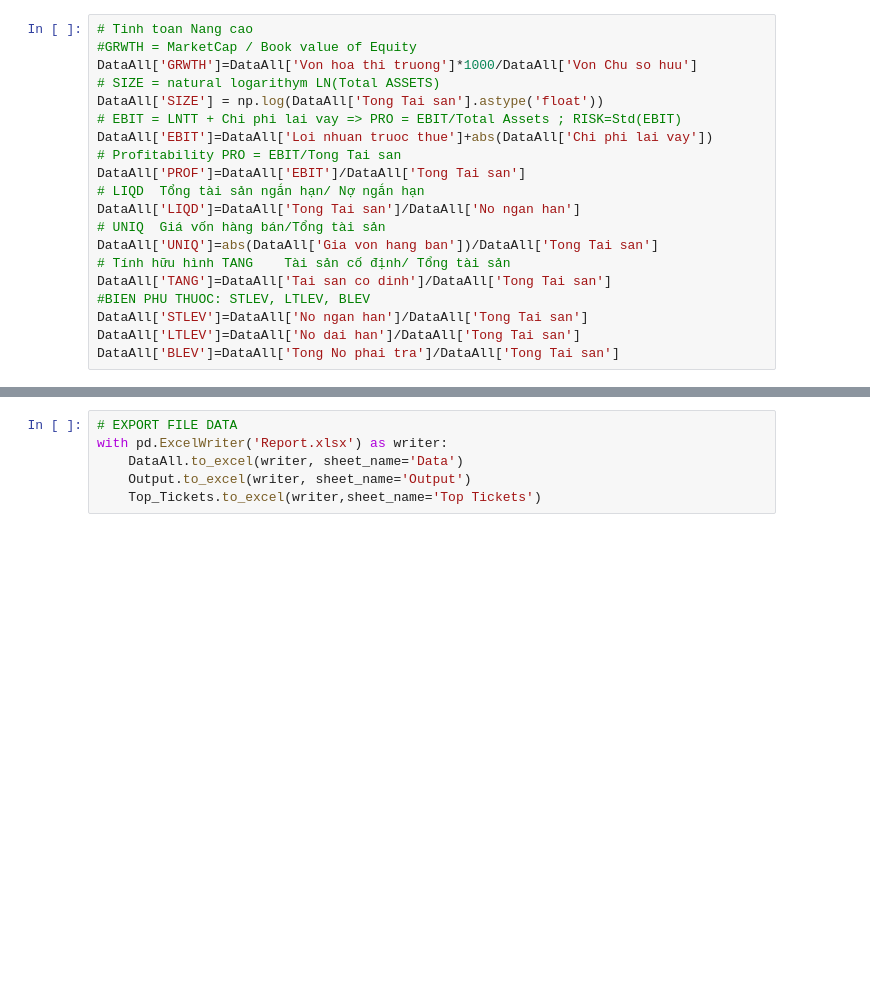
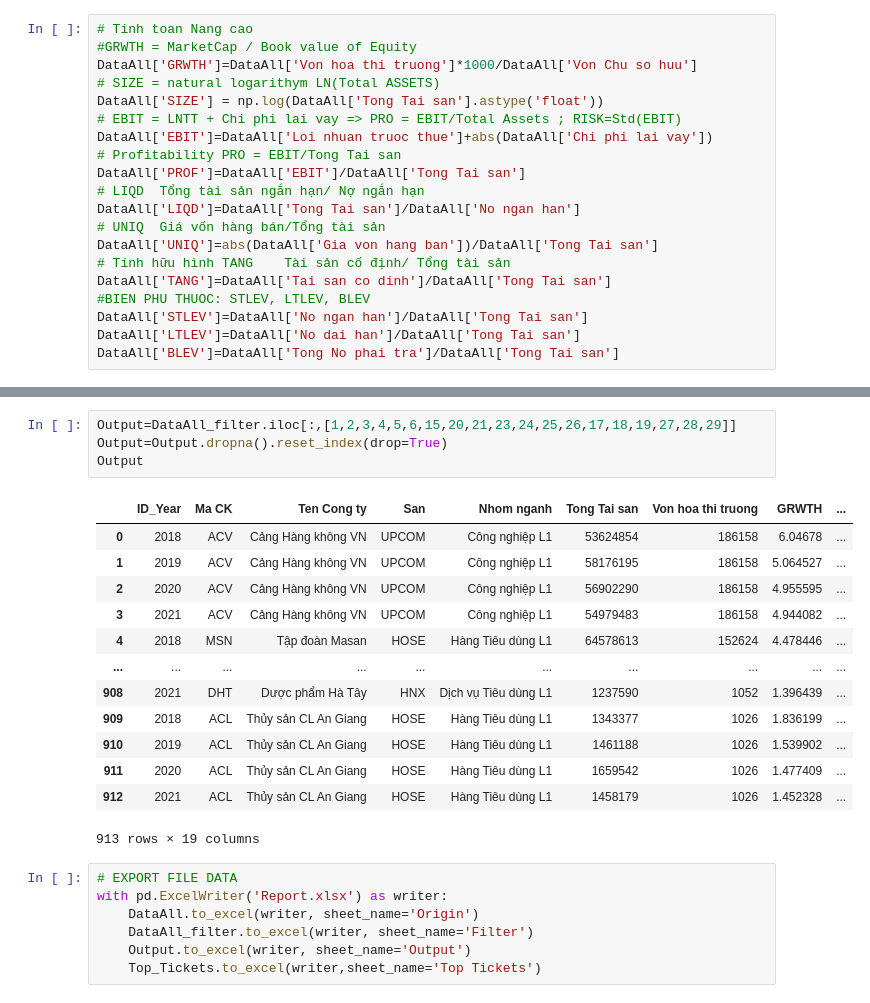
Before and after one commit to vuquangnguyen2018/KhoaLuanUEH, a Jupyter notebook: Dataset/Phan tich Du lieu.ipynb, the cells around one changed output, grey strips where cells are left out. Saved outputs shown, nothing was run; the diff lists cells and outputs as text; blank space fills up the shorter version.

```diff
--- a/Dataset/Phan tich Du lieu.ipynb
+++ b/Dataset/Phan tich Du lieu.ipynb
@@ -144,6 +143,25 @@ Top_Tickets
+# %%
+Output=DataAll_filter.iloc[:,[1,2,3,4,5,6,15,20,21,23,24,25,26,17,18,19,27,28,29]]
+Output=Output.dropna().reset_index(drop=True)
+Output
+# %% [output]
+|  | ID_Year | Ma CK | Ten Cong ty | San | Nhom nganh | Tong Tai san | Von hoa thi truong | GRWTH | ... |
+| 0 | 2018 | ACV | Cảng Hàng không VN | UPCOM | Công nghiệp L1 | 53624854 | 186158 | 6.04678 | ... |
+| 1 | 2019 | ACV | Cảng Hàng không VN | UPCOM | Công nghiệp L1 | 58176195 | 186158 | 5.064527 | ... |
+| 2 | 2020 | ACV | Cảng Hàng không VN | UPCOM | Công nghiệp L1 | 56902290 | 186158 | 4.955595 | ... |
+| 3 | 2021 | ACV | Cảng Hàng không VN | UPCOM | Công nghiệp L1 | 54979483 | 186158 | 4.944082 | ... |
+| 4 | 2018 | MSN | Tập đoàn Masan | HOSE | Hàng Tiêu dùng L1 | 64578613 | 152624 | 4.478446 | ... |
+| ... | ... | ... | ... | ... | ... | ... | ... | ... | ... |
+| 908 | 2021 | DHT | Dược phẩm Hà Tây | HNX | Dịch vụ Tiêu dùng L1 | 1237590 | 1052 | 1.396439 | ... |
+| 909 | 2018 | ACL | Thủy sản CL An Giang | HOSE | Hàng Tiêu dùng L1 | 1343377 | 1026 | 1.836199 | ... |
+| 910 | 2019 | ACL | Thủy sản CL An Giang | HOSE | Hàng Tiêu dùng L1 | 1461188 | 1026 | 1.539902 | ... |
+| 911 | 2020 | ACL | Thủy sản CL An Giang | HOSE | Hàng Tiêu dùng L1 | 1659542 | 1026 | 1.477409 | ... |
+| 912 | 2021 | ACL | Thủy sản CL An Giang | HOSE | Hàng Tiêu dùng L1 | 1458179 | 1026 | 1.452328 | ... |
+913 rows × 19 columns
 # %%
 # EXPORT FILE DATA
 with pd.ExcelWriter('Report.xlsx') as writer:
-    DataAll.to_excel(writer, sheet_name='Data')
+    DataAll.to_excel(writer, sheet_name='Origin')
+    DataAll_filter.to_excel(writer, sheet_name='Filter')
     Output.to_excel(writer, sheet_name='Output')
     Top_Tickets.to_excel(writer,sheet_name='Top Tickets')
```
Also changed, not shown: parts of 5 cells of this notebook, 10 other files.
